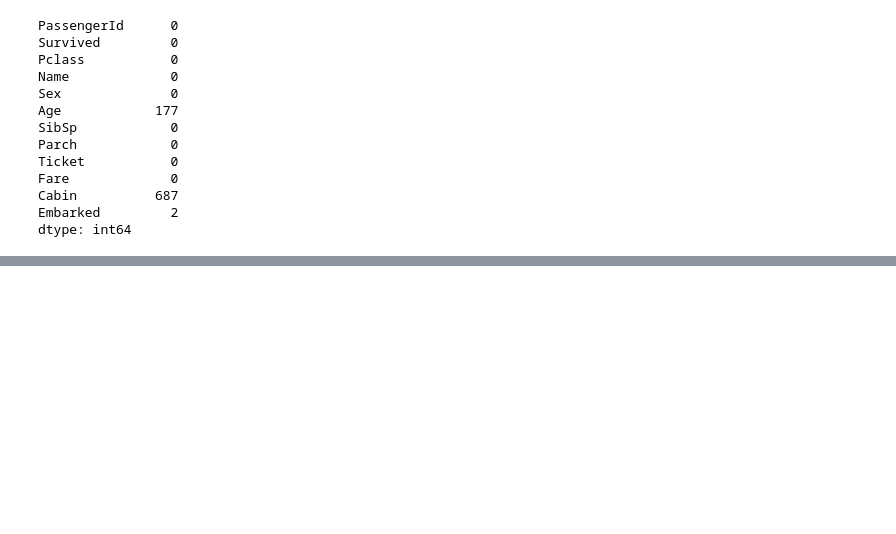
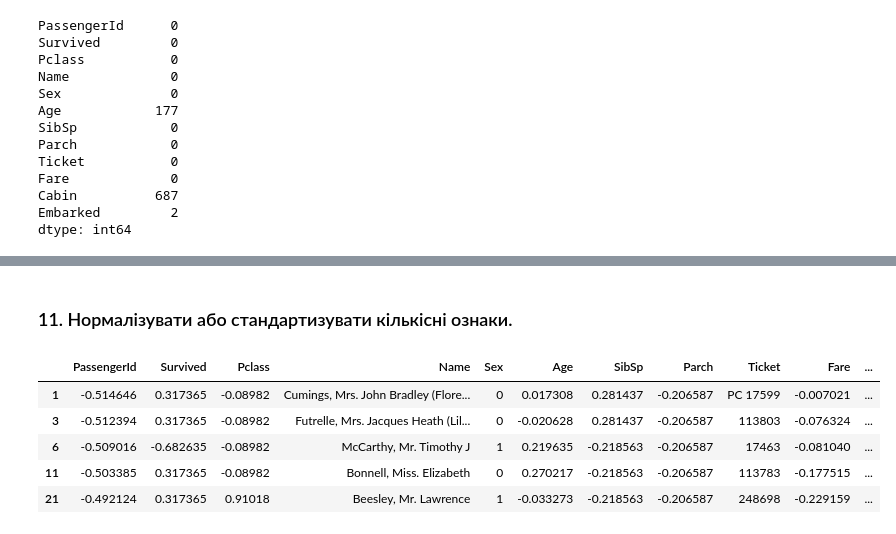
Before and after one commit to joeyave/machine-learning-project1, a Jupyter notebook: main.ipynb, the cells around one changed output, grey strips where cells are left out. Saved outputs shown, nothing was run; the diff lists cells and outputs as text; code cells hidden in the pictures; blank space fills up the shorter version.

```diff
--- a/main.ipynb
+++ b/main.ipynb
@@ -111,0 +183,13 @@ dtype: int64
+# %% [markdown]
+### 11. Нормалізувати або стандартизувати кількісні ознаки.
+# %%
+titanic_data_num_norm = (titanic_data_num - titanic_data_num.mean()) / (titanic_data_num.max() - titanic_data_num.min())
+titanic_data[titanic_data_num_norm.columns] = titanic_data_num_norm
+titanic_data.head()
+# %% [output]
+|  | PassengerId | Survived | Pclass | Name | Sex | Age | SibSp | Parch | Ticket | Fare | ... |
+| 1 | -0.514646 | 0.317365 | -0.08982 | Cumings, Mrs. John Bradley (Flore... | 0 | 0.017308 | 0.281437 | -0.206587 | PC 17599 | -0.007021 | ... |
+| 3 | -0.512394 | 0.317365 | -0.08982 | Futrelle, Mrs. Jacques Heath (Lil... | 0 | -0.020628 | 0.281437 | -0.206587 | 113803 | -0.076324 | ... |
+| 6 | -0.509016 | -0.682635 | -0.08982 | McCarthy, Mr. Timothy J | 1 | 0.219635 | -0.218563 | -0.206587 | 17463 | -0.081040 | ... |
+| 11 | -0.503385 | 0.317365 | -0.08982 | Bonnell, Miss. Elizabeth | 0 | 0.270217 | -0.218563 | -0.206587 | 113783 | -0.177515 | ... |
+| 21 | -0.492124 | 0.317365 | 0.91018 | Beesley, Mr. Lawrence | 1 | -0.033273 | -0.218563 | -0.206587 | 248698 | -0.229159 | ... |
```
Also changed, not shown: parts of 20 cells of this notebook, 1 other file.
